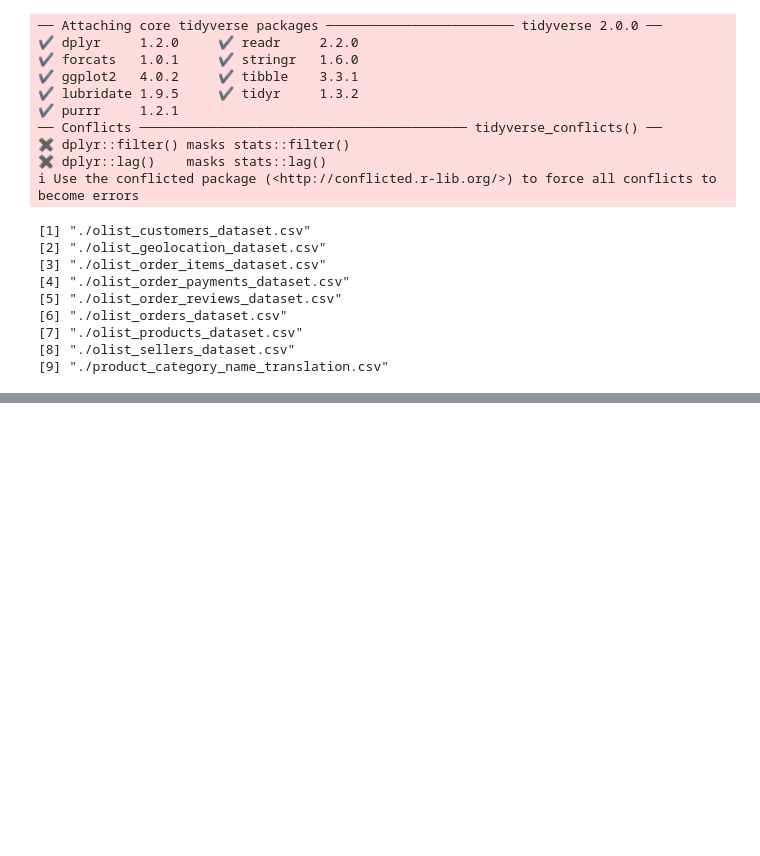
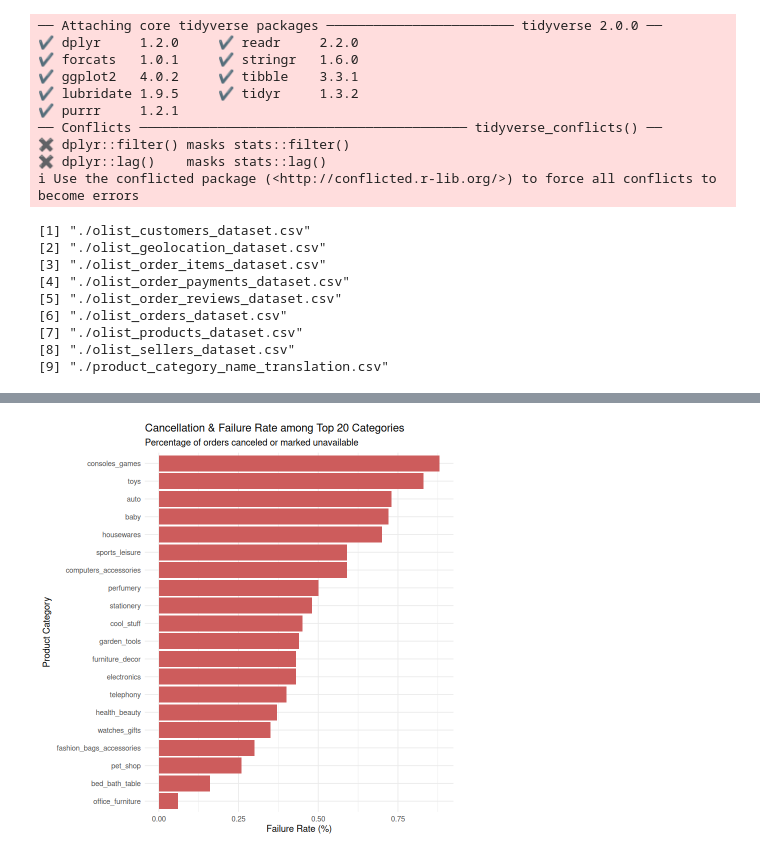
Before and after one commit to sky-akash/SPINAKER_D1_R_MarketAnalysis, a Jupyter notebook: data_eda.ipynb, the cells around one changed output, grey strips where cells are left out. Saved outputs shown, nothing was run; the diff lists cells and outputs as text; code cells hidden in the pictures; blank space fills up the shorter version.

```diff
--- a/data_eda.ipynb
+++ b/data_eda.ipynb
@@ -40,3 +40,14 @@ list.files(out_dir, pattern = "\\.csv$", full.names = TRUE)
 [7] "./olist_products_dataset.csv"
 [8] "./olist_sellers_dataset.csv"
 [9] "./product_category_name_translation.csv"
+# %%
+# Read the datasets
+customers <- read_csv("./olist_customers_dataset.csv")
+geolocation <- read_csv("./olist_geolocation_dataset.csv")
+order_items <- read_csv("olist_order_items_dataset.csv")
+payments <- read_csv("./olist_order_payments_dataset.csv")
+reviews <- read_csv("./olist_order_reviews_dataset.csv")
+orders <- read_csv("./olist_orders_dataset.csv")
+products <- read_csv("olist_products_dataset.csv")
+sellers <- read_csv("./olist_sellers_dataset.csv")
+translations <- read_csv("product_category_name_translation.csv")
@@ -42,0 +305,15 @@ list.files(out_dir, pattern = "\\.csv$", full.names = TRUE)
+# %%
+# Plot 2: Failure Rate Percentage
+ggplot(top_20_status_analysis, aes(x = reorder(product_category_name_english, failure_rate_pct), y = failure_rate_pct)) +
+  # Use a red color to indicate failure/cancellations
+  geom_col(fill = "indianred") +
+  coord_flip() +
+  labs(
+    title = "Cancellation & Failure Rate among Top 20 Categories",
+    subtitle = "Percentage of orders canceled or marked unavailable",
+    x = "Product Category",
+    y = "Failure Rate (%)"
+  ) +
+  theme_minimal()
+# %% [output]
+[figure, added]
```
Also changed, not shown: parts of 44 cells of this notebook, 6 other files.
